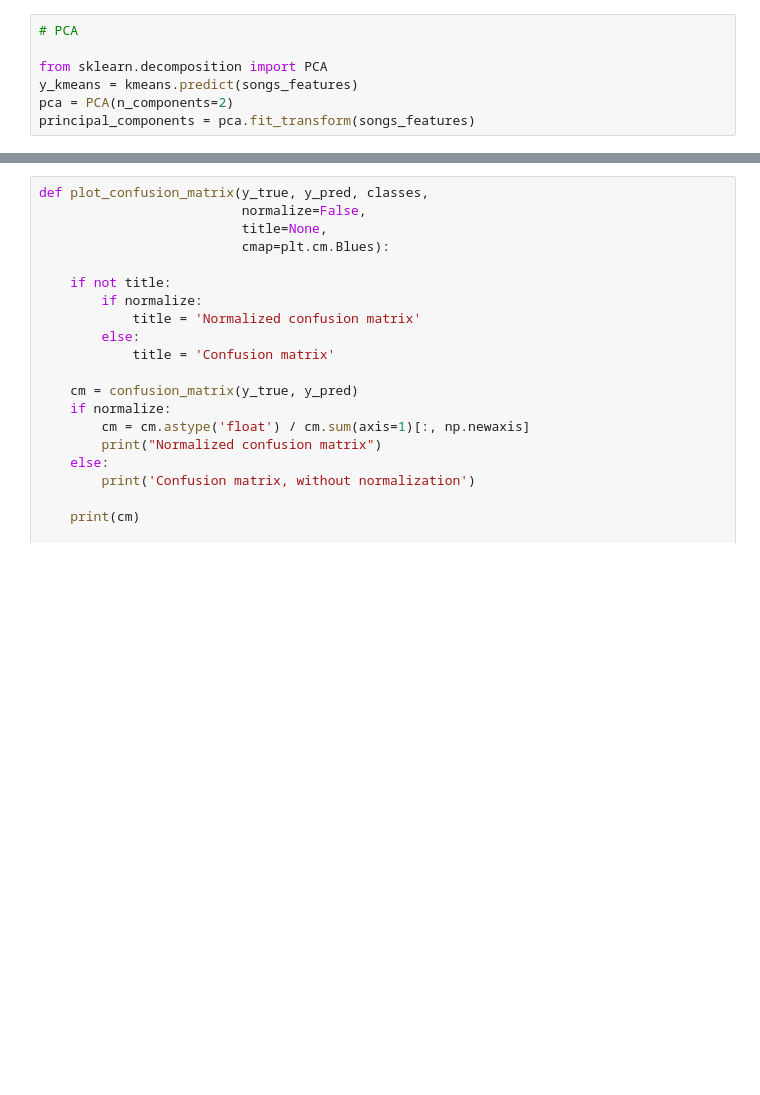
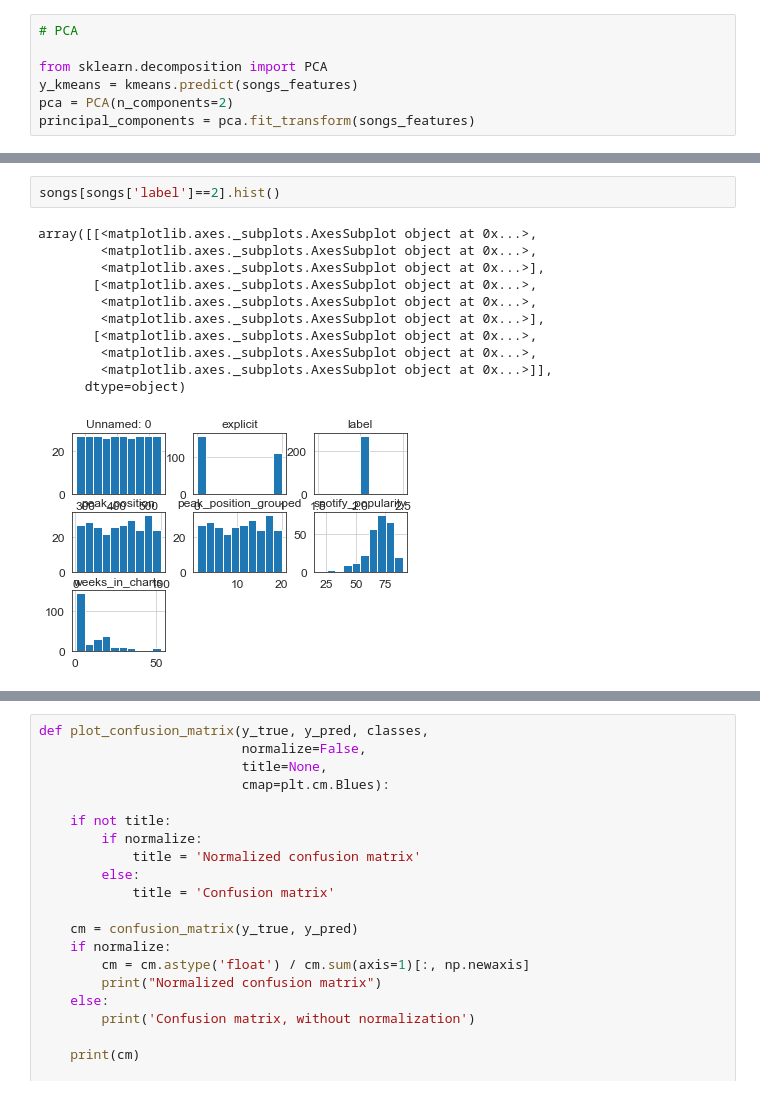
Before and after one commit to kashishs1993/DS_project_final_kashish, a Jupyter notebook: sose2020-DS_project_final_kashish/confusion_matrix_Genre_Master.ipynb, the cells around one changed output, grey strips where cells are left out. Saved outputs shown, nothing was run; the diff lists cells and outputs as text; blank space fills up the shorter version.

```diff
--- a/sose2020-DS_project_final_kashish/confusion_matrix_Genre_Master.ipynb
+++ b/sose2020-DS_project_final_kashish/confusion_matrix_Genre_Master.ipynb
@@ -102 +205,15 @@ songs[songs['label']==2].head(30)
+# %%
+songs[songs['label']==2].hist()
+# %% [output]
+array([[<matplotlib.axes._subplots.AxesSubplot object at 0x...>,
+        <matplotlib.axes._subplots.AxesSubplot object at 0x...>,
+        <matplotlib.axes._subplots.AxesSubplot object at 0x...>],
+       [<matplotlib.axes._subplots.AxesSubplot object at 0x...>,
+        <matplotlib.axes._subplots.AxesSubplot object at 0x...>,
+        <matplotlib.axes._subplots.AxesSubplot object at 0x...>],
+       [<matplotlib.axes._subplots.AxesSubplot object at 0x...>,
+        <matplotlib.axes._subplots.AxesSubplot object at 0x...>,
+        <matplotlib.axes._subplots.AxesSubplot object at 0x...>]],
+      dtype=object)
+[figure, added]
 # %%
```
Also changed, not shown: parts of 29 cells of this notebook.
